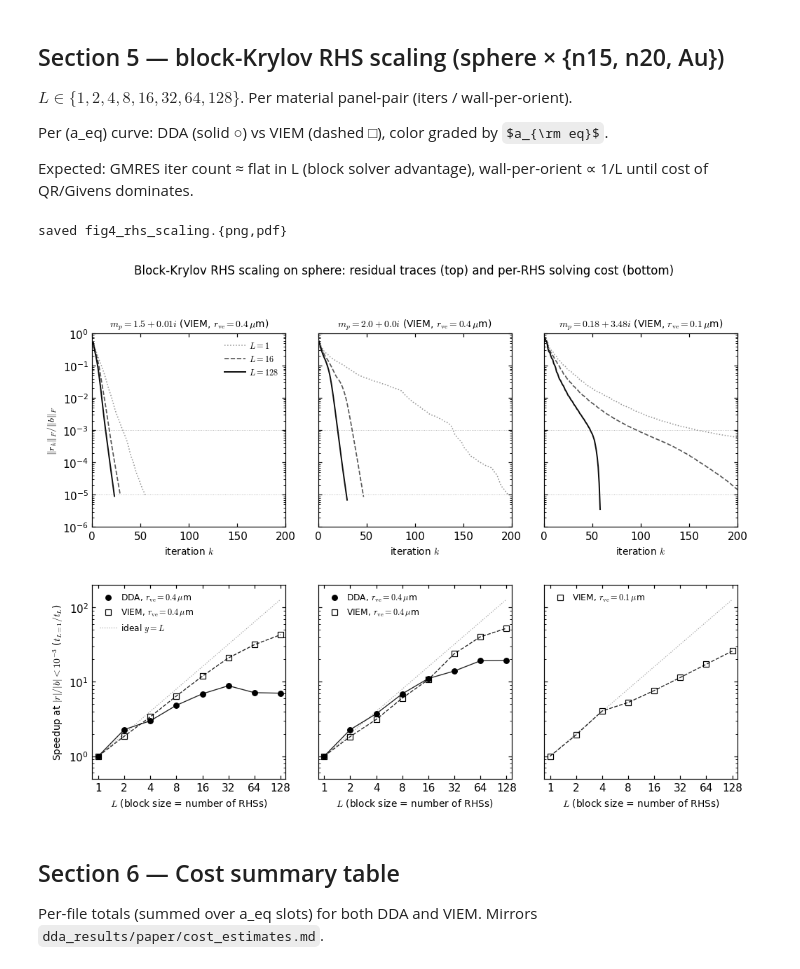
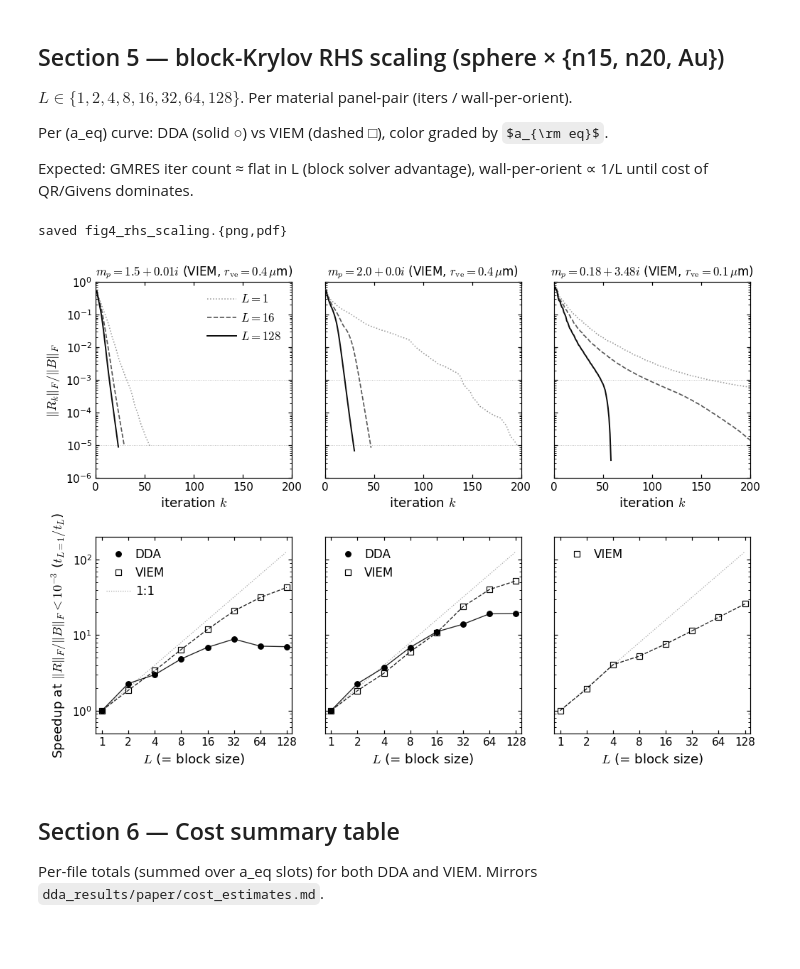
Before and after one commit to NobuhiroMoteki/block-DDA_Py, a Jupyter notebook: dda_results/paper/plot_paper_results.ipynb, the cells around one changed output. Drawn from its saved outputs; the diff is of its cells as text; code cells hidden in the pictures; some formulas as TeX source; blank space fills up the shorter version.

```diff
--- a/dda_results/paper/plot_paper_results.ipynb
+++ b/dda_results/paper/plot_paper_results.ipynb
@@ -63,9 +63,9 @@ MATERIAL_LABEL = {
 }
 SHAPE_LABEL = {
     'sphere':  'sphere',
-    'oblate':  'oblate (3:3:1)',
+    'oblate':  r'$\mathrm{oblate}\ (3{:}3{:}1)$',
     'gre':     r'GRE ($\beta_{\rm gre}=0.2$)',
-    'doublet': 'doublet (gap=0.1R)',
+    'doublet': r'$\mathrm{doublet}\ (\mathrm{gap}{=}0.1R)$',
 }
 RVE_LATEX  = r'$r_{\rm ve}$'
 RVE_LABEL  = r'$r_{\rm ve}$ [$\mu$m]'
@@ -75,11 +75,13 @@ plt.rcParams.update({
     'savefig.dpi': 150,
     'axes.grid': False,
     'legend.frameon': False,
-    'legend.fontsize': 8,
-    'axes.labelsize': 9,
-    'axes.titlesize': 10,
+    'legend.fontsize': 11,
+    'axes.labelsize': 12,
+    'axes.titlesize': 12,
     'mathtext.fontset': 'cm',
-    'font.size': 9,
+    'font.size': 11,
+    'xtick.labelsize': 9,
+    'ytick.labelsize': 9,
 })
 
 DDA_KW  = dict(marker='o', s=10, alpha=0.35, c='C0', edgecolors='none', label='DDA')
@@ -970,18 +971,18 @@ PHASE5_PANELS = {
     'n15': [
         ('dda',  0.40,
             {'marker': 'o', 'mfc_fill': True,  'color': 'k',    'ls': '-'},
-            r'DDA, $r_{\rm ve}=0.4\,\mu$m'),
+            'DDA'),
         ('viem', 0.40,
             {'marker': 's', 'mfc_fill': False, 'color': 'k',    'ls': '--'},
-            r'VIEM, $r_{\rm ve}=0.4\,\mu$m'),
+            'VIEM'),
     ],
     'n20': [
         ('dda',  0.40,
             {'marker': 'o', 'mfc_fill': True,  'color': 'k',    'ls': '-'},
-            r'DDA, $r_{\rm ve}=0.4\,\mu$m'),
+            'DDA'),
         ('viem', 0.40,
             {'marker': 's', 'mfc_fill': False, 'color': 'k',    'ls': '--'},
-            r'VIEM, $r_{\rm ve}=0.4\,\mu$m'),
+            'VIEM'),
     ],
     'Au': [
         # r_ve = 0.05 μm dropped: too small to exhibit a clear
@@ -989,7 +990,7 @@ PHASE5_PANELS = {
         # alone carries the Au RHS-scaling story.
         ('viem', 0.10,
             {'marker': 's', 'mfc_fill': False, 'color': 'k',    'ls': '--'},
-            r'VIEM, $r_{\rm ve}=0.1\,\mu$m'),
+            'VIEM'),
     ],
 }
 
@@ -1045,10 +1046,6 @@ def plot_phase5_combined(save=True):
     fig, axes = plt.subplots(2, len(cols), figsize=(11, 7.5),
                               sharey='row',
                               gridspec_kw={'wspace': 0.10, 'hspace': 0.30})
-    fig.suptitle(
-        r'Block-Krylov RHS scaling on sphere: residual traces (top) and '
-        r'per-RHS solving cost (bottom)',
-        y=1.00, fontsize=11)
 
     L_ref_global = None
 
@@ -1095,12 +1092,12 @@ def plot_phase5_combined(save=True):
         rv_label = (rv, solver.upper())
         ax.set_title(f'{MATERIAL_LABEL[mat]} '
                       f'({solver.upper()}, $r_{{\\rm ve}}={rv}\\,\\mu$m)',
-                      fontsize=9)
+                      fontsize=11)
         ax.set_xlabel(r'iteration $k$')
         if j == 0:
-            ax.set_ylabel(r'$\|r_k\|_F / \|b\|_F$')
+            ax.set_ylabel(r'$\|R_k\|_F / \|B\|_F$')
         if j == 0:
-            ax.legend(loc='upper right', fontsize=8, frameon=False,
+            ax.legend(loc='upper right', fontsize=11, frameon=False,
                        handlelength=2.4, handletextpad=0.4, borderaxespad=0.5)
 
     # Uniform iter axis: 0..200 (MAXITER); y axis covers 1e-6..1.
@@ -1199,7 +1196,7 @@ def plot_phase5_combined(save=True):
             L_dense = np.geomspace(L_ref_global[0], L_ref_global[-1], 64)
             ax.plot(L_dense, L_dense, ls=':', color='0.55', lw=0.8,
                     alpha=0.8, zorder=1,
-                    label='ideal $y = L$' if j == 0 else None)
+                    label='1:1' if j == 0 else None)
 
         ax.set_xscale('log')
         ax.set_yscale('log')
@@ -1208,38 +1205,38 @@ def plot_phase5_combined(save=True):
             ax.xaxis.set_minor_locator(FixedLocator([]))
             ax.xaxis.set_major_formatter(ScalarFormatter())
             ax.set_xlim(L_ref_global[0] * 0.85, L_ref_global[-1] * 1.15)
         ax.tick_params(axis='both', which='both', direction='in',
                         top=True, right=True, bottom=True, left=True,
                         labelsize=10)
         ax.set_box_aspect(1.0)
-        ax.set_xlabel(r'$L$ (block size = number of RHSs)')
+        ax.set_xlabel(r'$L$ (= block size)')
         if j == 0:
-            ax.set_ylabel(r'Speedup at $|r|/|b|<10^{-3}$ '
+            ax.set_ylabel(r'Speedup at $\|R\|_F/\|B\|_F<10^{-3}$ '
                           r'($t_{L=1}/t_{L}$)')
-        ax.legend(loc='upper left', fontsize=8, frameon=False,
+        ax.legend(loc='upper left', fontsize=11, frameon=False,
                    handlelength=2.0, handletextpad=0.4, borderaxespad=0.5)
 
     # Y range row 2: speedup axis fixed at (0.5, 2e2).  Lower bound 0.5
     # flags visually if L hurt vs L=1 (sub-1x).  Upper bound 2e2 sits
     # above the largest measured speedup (~1.5e2) and the ideal y=L
     # line (max 128) with comfortable headroom.
     SPEEDUP_YLIM_LO = 0.5
     SPEEDUP_YLIM_HI = 2.0e2
     for j in range(len(cols)):
         ax = axes[1, j]
         if ax.get_visible():
             ax.set_ylim(SPEEDUP_YLIM_LO, SPEEDUP_YLIM_HI)
 
-    plt.tight_layout(rect=(0, 0.02, 1, 0.96))
+    plt.tight_layout(rect=(0, 0.02, 1, 0.99))
     if save:
         save_fig(fig, 'fig4_rhs_scaling')
     plt.show()
 
 
 plot_phase5_combined()
 # %% [output]
 saved fig4_rhs_scaling.{png,pdf}
-[figure, old version]
+[figure, new version]
 # %% [markdown]
 ## Section 6 — Cost summary table
 
```
Also changed, not shown: parts of 5 cells of this notebook, 4 other files.
